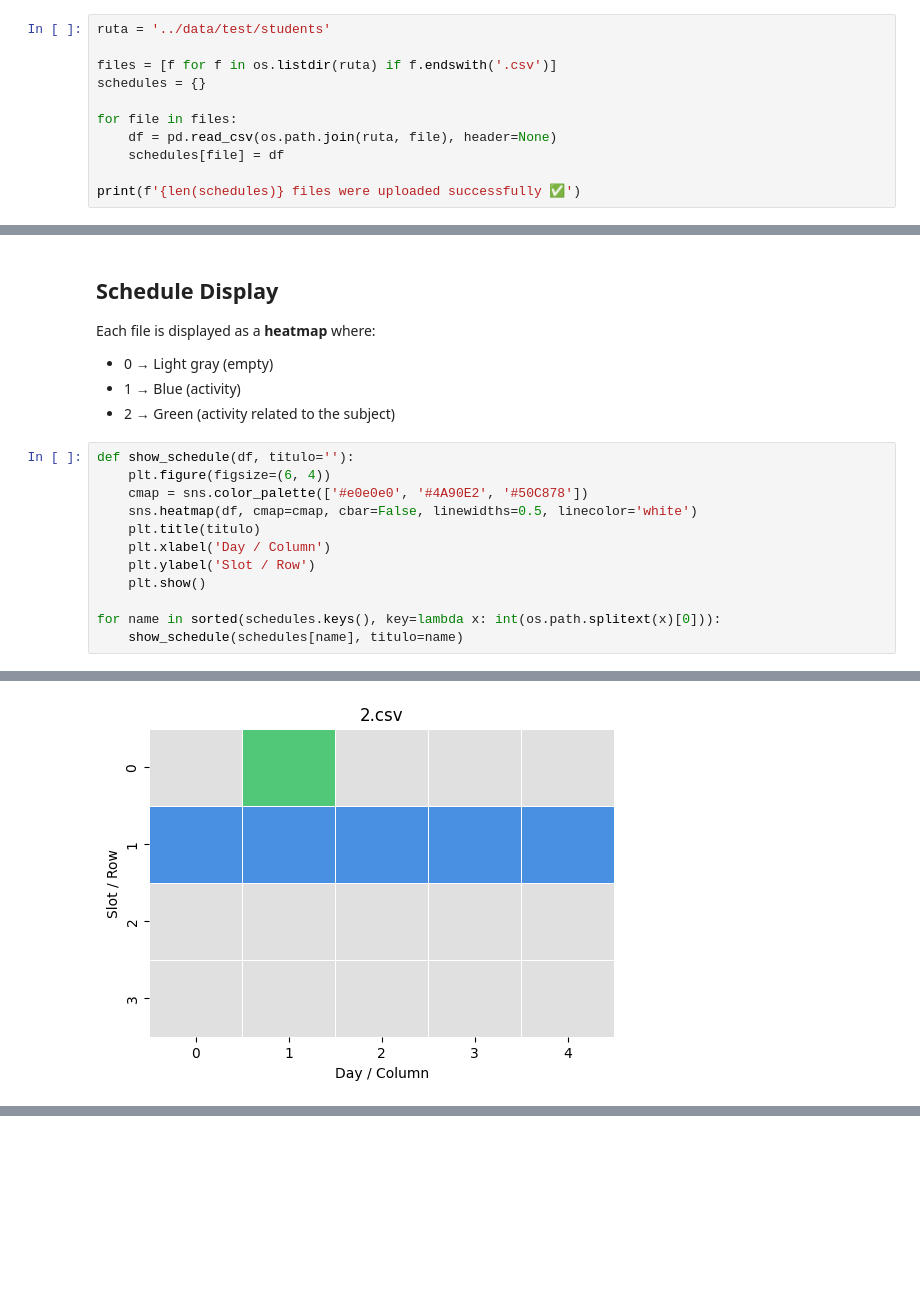
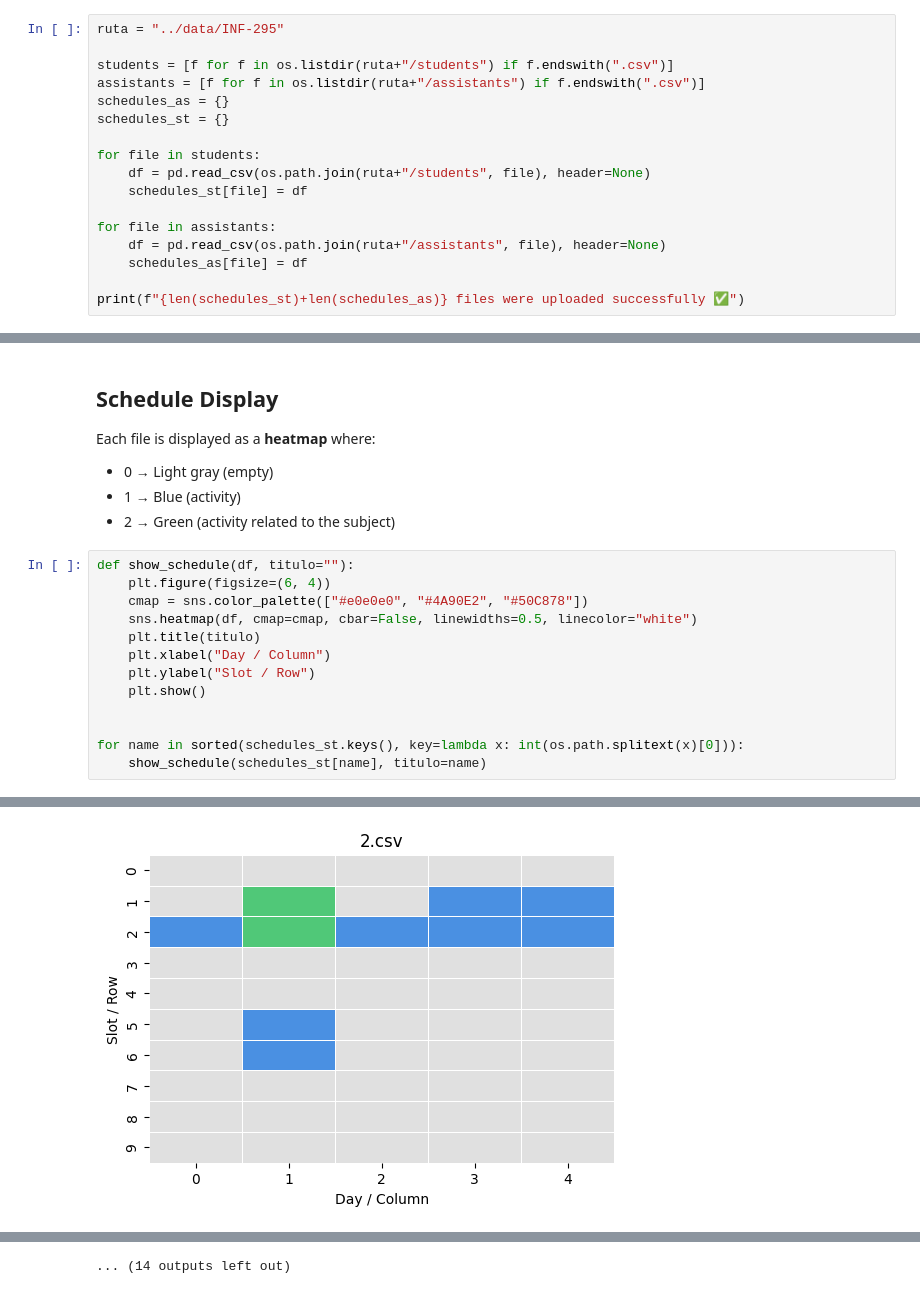
Before and after one commit to Camilu-png/student-assistant-scheduling, a Jupyter notebook: notebooks/schedule_distribution_analysis.ipynb, the cells around one changed output, grey strips where cells are left out. Saved outputs shown, nothing was run; the diff lists cells and outputs as text; blank space fills up the shorter version.

```diff
--- a/notebooks/schedule_distribution_analysis.ipynb
+++ b/notebooks/schedule_distribution_analysis.ipynb
@@ -10,14 +12,20 @@ import os
 # %% [markdown]
 ## Upload CSV files
 # %%
-ruta = '../data/test/students'
+ruta = "../data/INF-295"
 
-files = [f for f in os.listdir(ruta) if f.endswith('.csv')]
-schedules = {}
+students = [f for f in os.listdir(ruta+"/students") if f.endswith(".csv")]
+assistants = [f for f in os.listdir(ruta+"/assistants") if f.endswith(".csv")]
+schedules_as = {}
+schedules_st = {}
 
-for file in files:
-    df = pd.read_csv(os.path.join(ruta, file), header=None)
-    schedules[file] = df
+for file in students:
+    df = pd.read_csv(os.path.join(ruta+"/students", file), header=None)
+    schedules_st[file] = df
 
-print(f'{len(schedules)} files were uploaded successfully ✅')
+for file in assistants:
+    df = pd.read_csv(os.path.join(ruta+"/assistants", file), header=None)
+    schedules_as[file] = df
+
+print(f"{len(schedules_st)+len(schedules_as)} files were uploaded successfully ✅")
 # %% [output]
@@ -52,15 +93,16 @@ Each file is displayed as a **heatmap** where:
 - 1 → Blue (activity)
 - 2 → Green (activity related to the subject)
 # %%
-def show_schedule(df, titulo=''):
+def show_schedule(df, titulo=""):
     plt.figure(figsize=(6, 4))
-    cmap = sns.color_palette(['#e0e0e0', '#4A90E2', '#50C878'])
-    sns.heatmap(df, cmap=cmap, cbar=False, linewidths=0.5, linecolor='white')
+    cmap = sns.color_palette(["#e0e0e0", "#4A90E2", "#50C878"])
+    sns.heatmap(df, cmap=cmap, cbar=False, linewidths=0.5, linecolor="white")
     plt.title(titulo)
-    plt.xlabel('Day / Column')
-    plt.ylabel('Slot / Row')
+    plt.xlabel("Day / Column")
+    plt.ylabel("Slot / Row")
     plt.show()
 
-for name in sorted(schedules.keys(), key=lambda x: int(os.path.splitext(x)[0])):
-    show_schedule(schedules[name], titulo=name)
+
+for name in sorted(schedules_st.keys(), key=lambda x: int(os.path.splitext(x)[0])):
+    show_schedule(schedules_st[name], titulo=name)
 # %% [output]
@@ -68 +110 @@ for name in sorted(schedules.keys(), key=lambda x: int(os.path.splitext(x)[0])):
-[figure, old version]
+[figure, new version]
@@ -69,0 +121 @@ for name in sorted(schedules.keys(), key=lambda x: int(os.path.splitext(x)[0])):
+... (14 outputs left out)
```
Also changed, not shown: parts of 9 cells of this notebook.
